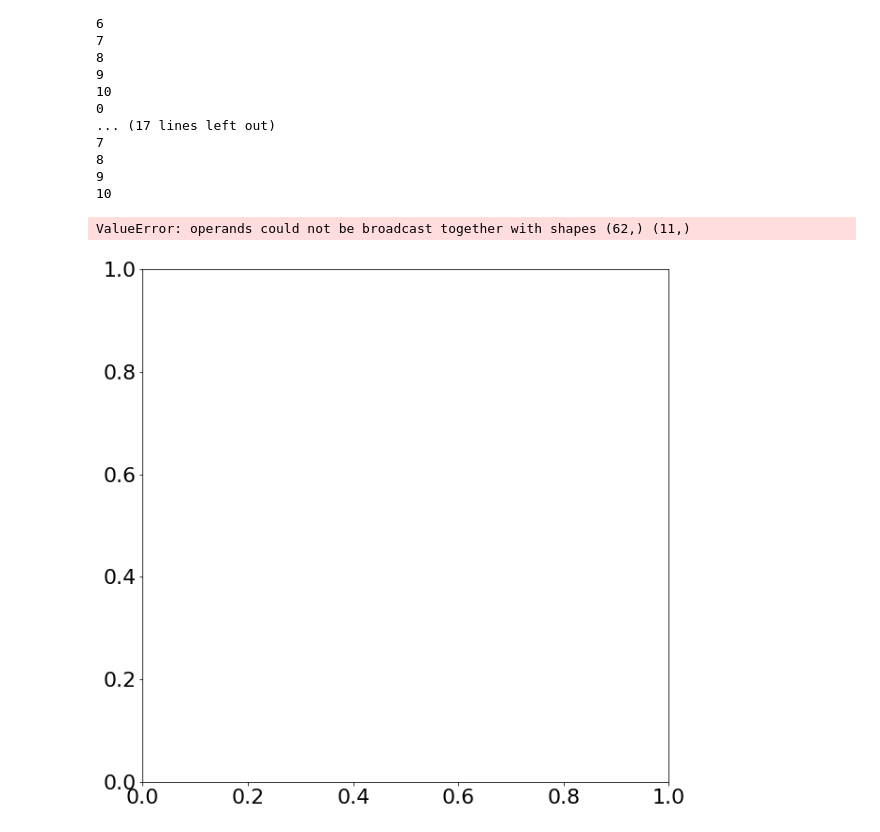
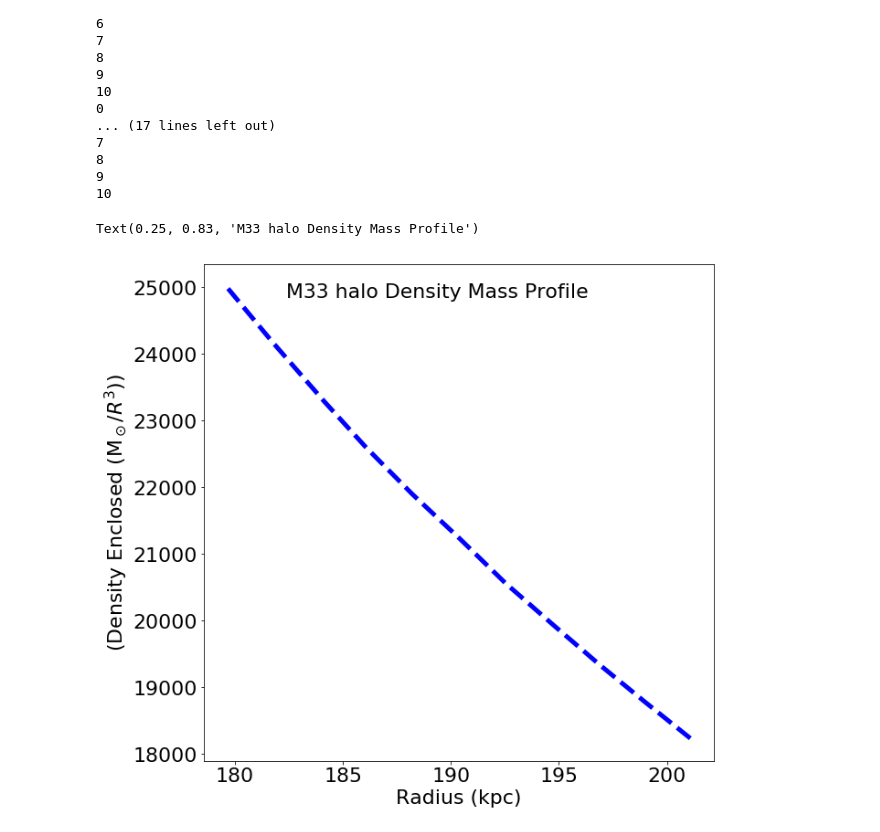
Before and after one commit to kyubito/400B_MASINI, a Jupyter notebook: Research Assignement/Code/Code.ipynb, the cells around one changed output. Drawn from its saved outputs; the diff is of its cells as text; code cells hidden in the pictures.

```diff
--- a/Research Assignement/Code/Code.ipynb
+++ b/Research Assignement/Code/Code.ipynb
@@ -200,10 +198,11 @@ VM33_M31 = V_C(OrbitM33_data[:, 4:8], OrbitM31_data[:, 4:8])
 fig = plt.figure(figsize=(10,10))
 ax = plt.subplot(111)
 
+R = M33_M31
 
 # Plot mass enclosed for Halo
 #plt.semilogy(R,M33.MassEnclosed(1,R)/R**3, color='blue', linewidth=5, label='Halo')
-plt.plot(M33_M31,M33.MassEnclosed(1,R)/(M33_M31)**3, color='blue',linestyle="--", linewidth=5)#, label='Halo')
+plt.plot(R,M33.MassEnclosed(1,R)/R**3, color='blue',linestyle="--", linewidth=5)#, label='Halo')
 
 # for Disk
 #plt.semilogy(R,M33.MassEnclosed(2,R)/R**3, color='red', linestyle=":", linewidth=3, label='Disk')
@@ -213,33 +212,33 @@ plt.plot(M33_M31,M33.MassEnclosed(1,R)/(M33_M31)**3, color='blue',linestyle="--"
 #plt.semilogy(R,M33.MassEnclosedTotal(R)/R**3, color='black', linestyle="--",linewidth=5, label='Total')
 #plt.plot(R,M33.MassEnclosedTotal(R)/R**3, color='black', linestyle="--",linewidth=5, label='Total')
 
 # Hernquist Profile
 #plt.semilogy(R,M33.HernquistMass(R,ScaleM33,MtotM33)/R**3, color='magenta',linewidth=5, label='Hernquist, a=25 kpc')
 #plt.plot(R,M33.HernquistMass(R,ScaleM33,MtotM33)/R**3, color='magenta',linestyle="--",linewidth=5, label='Hernquist, a=25 kpc')
 
 
 # Add axis labels
 plt.xlabel('Radius (kpc)', fontsize=22)
 plt.ylabel(r'(Density Enclosed (M$_\odot$/$R^3$))', fontsize=22)
 
 #set axis limits
 #plt.ylim(1e9,1e12)
 
 #adjust tick label font size
 label_size = 22
 matplotlib.rcParams['xtick.labelsize'] = label_size
 matplotlib.rcParams['ytick.labelsize'] = label_size
 
 # add a legend with some customizations.
 #legend = ax.legend(loc='lower right',fontsize='x-large')
 
 #add figure text
-plt.figtext(0.25, 0.83, 'M33 halo Density Mass Profile', fontsize=22)
+plt.figtext(0.25, 0.83, 'M33 halo Density Mass Profile with update posti', fontsize=22)
 
 
 # Save to a file
 #ax.set_rasterized(True)
 #plt.savefig('MassProfile_M33.eps', rasterized=True, dpi=350)
 # %% [output]
-ValueError: operands could not be broadcast together with shapes (62,) (11,)
+Text(0.25, 0.83, 'M33 halo Density Mass Profile')
-[figure, old version]
+[figure, new version]
```
Also changed, not shown: parts of 3 cells of this notebook.
